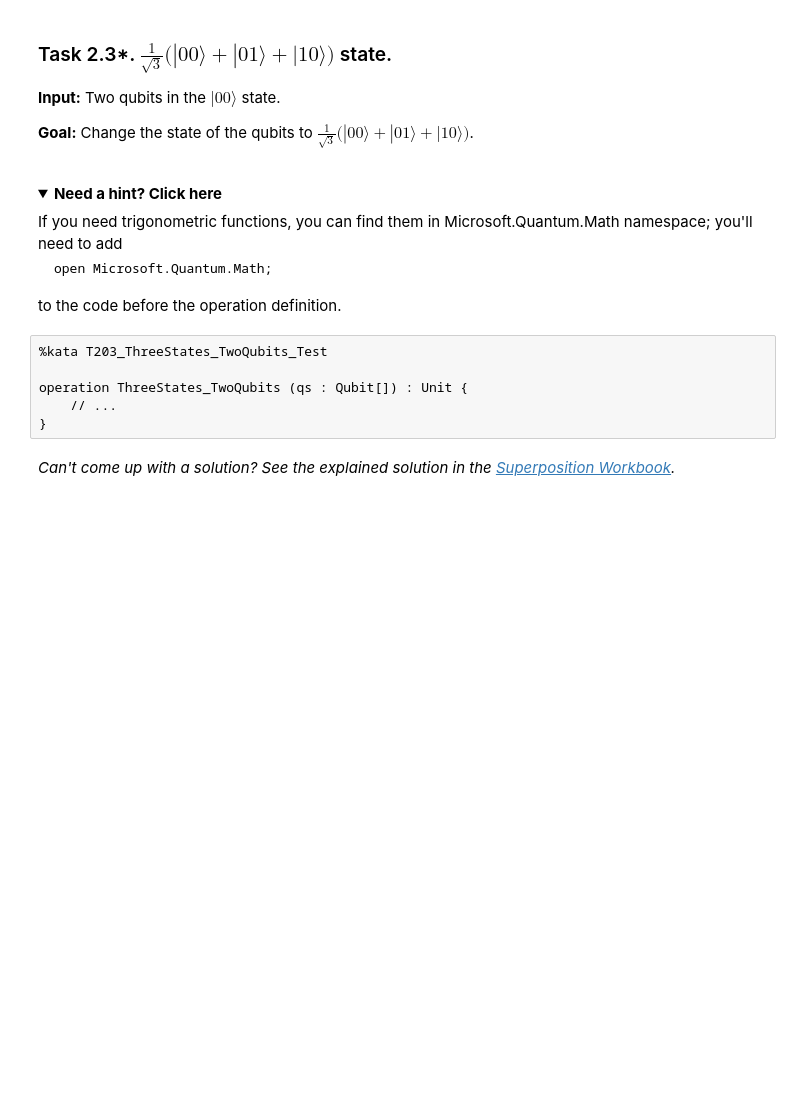
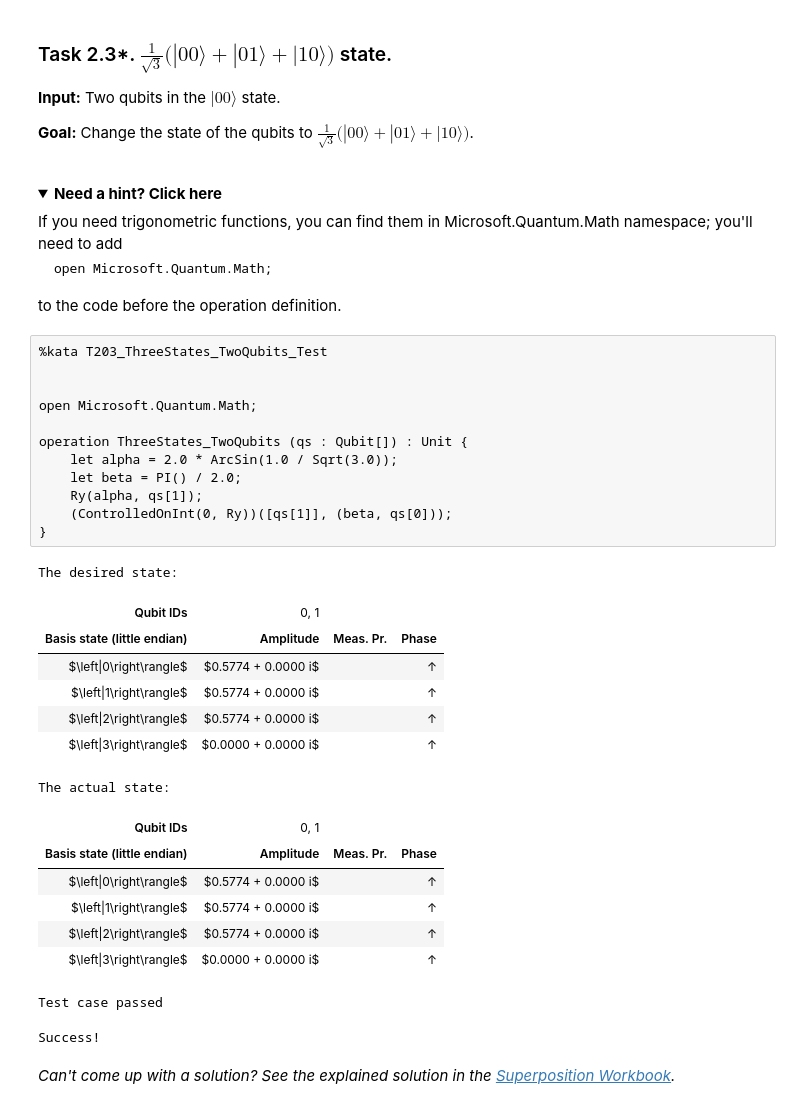
Before and after one commit to theerfan/Q, a Jupyter notebook: Superposition.ipynb, the cells around one changed output. Drawn from its saved outputs; the diff is of its cells as text; folded sections open; blank space fills up the shorter version.

```diff
--- a/Superposition.ipynb
+++ b/Superposition.ipynb
@@ -771,12 +871,35 @@ operation ControlledRotation (qs : Qubit[]) : Unit {
   <summary><b>Need a hint? Click here</b></summary>
   If you need trigonometric functions, you can find them in Microsoft.Quantum.Math namespace; you'll need to add <pre>open Microsoft.Quantum.Math;</pre> to the code before the operation definition.
 </details>
-# %%
-%kata T203_ThreeStates_TwoQubits_Test
-
-operation ThreeStates_TwoQubits (qs : Qubit[]) : Unit {
-    // ...
-}
+# %%
+%kata T203_ThreeStates_TwoQubits_Test
+
+
+open Microsoft.Quantum.Math;
+
+operation ThreeStates_TwoQubits (qs : Qubit[]) : Unit {
+    let alpha = 2.0 * ArcSin(1.0 / Sqrt(3.0));
+    let beta = PI() / 2.0;
+    Ry(alpha, qs[1]);
+    (ControlledOnInt(0, Ry))([qs[1]], (beta, qs[0]));
+}
+# %% [output]
+The desired state:
+| Qubit IDs | 0, 1 |
+| Basis state (little endian) | Amplitude | Meas. Pr. | Phase |
+| $\left|0\right\rangle$ | $0.5774 + 0.0000 i$ |  | ↑ |
+| $\left|1\right\rangle$ | $0.5774 + 0.0000 i$ |  | ↑ |
+| $\left|2\right\rangle$ | $0.5774 + 0.0000 i$ |  | ↑ |
+| $\left|3\right\rangle$ | $0.0000 + 0.0000 i$ |  | ↑ |
+The actual state:
+| Qubit IDs | 0, 1 |
+| Basis state (little endian) | Amplitude | Meas. Pr. | Phase |
+| $\left|0\right\rangle$ | $0.5774 + 0.0000 i$ |  | ↑ |
+| $\left|1\right\rangle$ | $0.5774 + 0.0000 i$ |  | ↑ |
+| $\left|2\right\rangle$ | $0.5774 + 0.0000 i$ |  | ↑ |
+| $\left|3\right\rangle$ | $0.0000 + 0.0000 i$ |  | ↑ |
+Test case passed
+Success!
 # %% [markdown]
 *Can't come up with a solution? See the explained solution in the [Superposition Workbook](./Workbook_Superposition_Part2.ipynb#threestates-twoqubits).*
 # %% [markdown]
```
Also changed, not shown: parts of 24 cells of this notebook, 1 other file.
